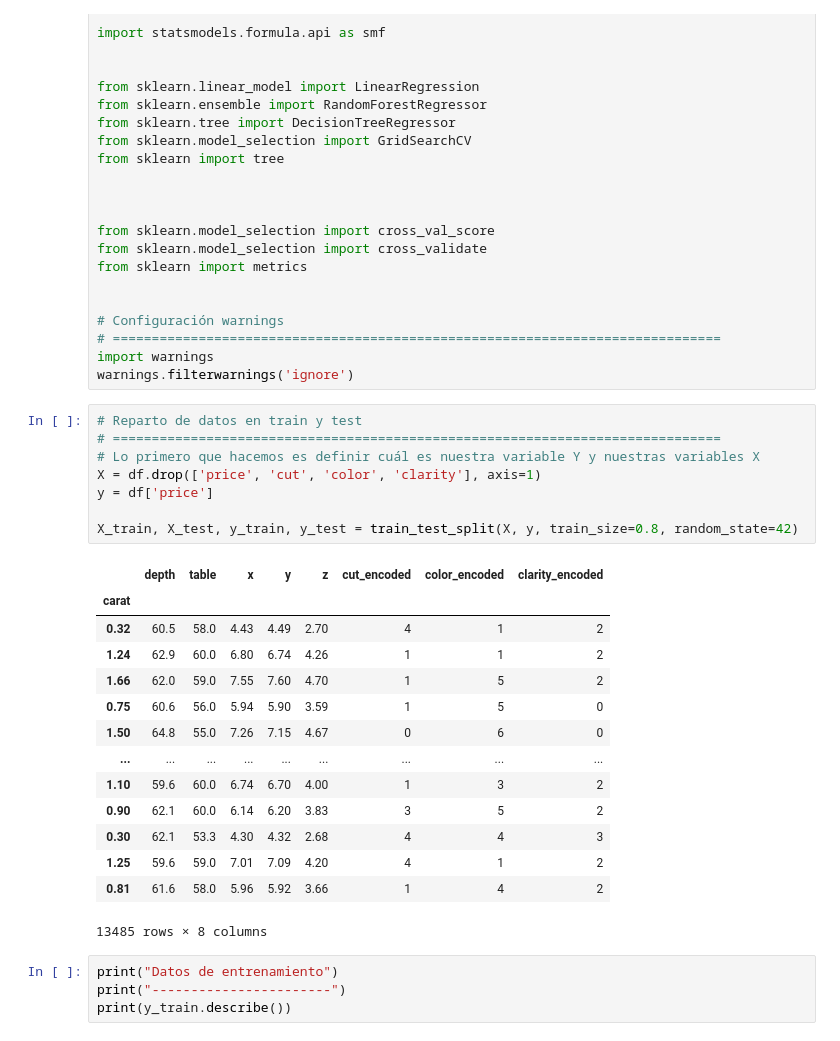
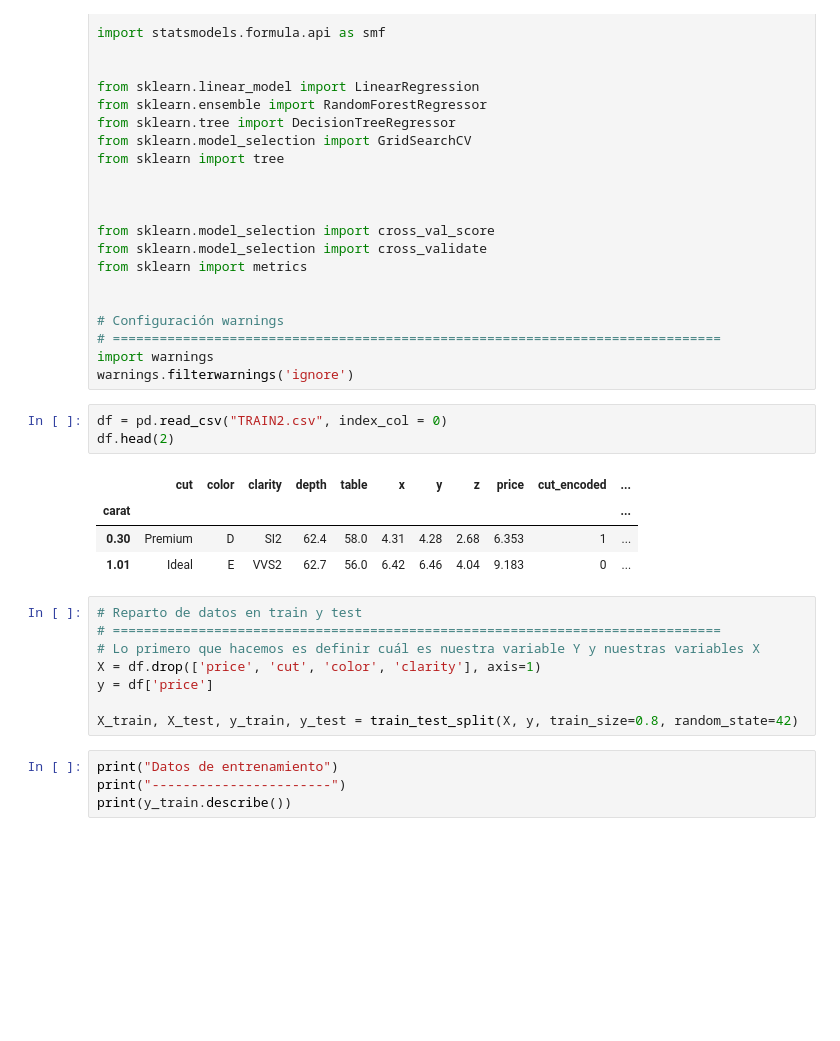
Before and after one commit to valentincortespuya/Kaggle_competition, a Jupyter notebook: diamantes/modelo2.ipynb, the cells around one changed output. Saved outputs shown, nothing was run; the diff lists cells and outputs as text; blank space fills up the shorter version.

```diff
--- a/diamantes/modelo2.ipynb
+++ b/diamantes/modelo2.ipynb
@@ -31,6 +31,14 @@ from sklearn import metrics
 # ==============================================================================
 import warnings
 warnings.filterwarnings('ignore')
+# %%
+df = pd.read_csv("TRAIN2.csv", index_col = 0)
+df.head(2)
+# %% [output]
+|  | cut | color | clarity | depth | table | x | y | z | price | cut_encoded | ... |
+| carat |  |  |  |  |  |  |  |  |  |  | ... |
+| 0.30 | Premium | D | SI2 | 62.4 | 58.0 | 4.31 | 4.28 | 2.68 | 6.353 | 1 | ... |
+| 1.01 | Ideal | E | VVS2 | 62.7 | 56.0 | 6.42 | 6.46 | 4.04 | 9.183 | 0 | ... |
 # %%
 # Reparto de datos en train y test
 # ==============================================================================
@@ -39,21 +47,6 @@ X = df.drop(['price', 'cut', 'color', 'clarity'], axis=1)
 y = df['price']
 
 X_train, X_test, y_train, y_test = train_test_split(X, y, train_size=0.8, random_state=42)
-# %% [output]
-|  | depth | table | x | y | z | cut_encoded | color_encoded | clarity_encoded |
-| carat |  |  |  |  |  |  |  |  |
-| 0.32 | 60.5 | 58.0 | 4.43 | 4.49 | 2.70 | 4 | 1 | 2 |
-| 1.24 | 62.9 | 60.0 | 6.80 | 6.74 | 4.26 | 1 | 1 | 2 |
-| 1.66 | 62.0 | 59.0 | 7.55 | 7.60 | 4.70 | 1 | 5 | 2 |
-| 0.75 | 60.6 | 56.0 | 5.94 | 5.90 | 3.59 | 1 | 5 | 0 |
-| 1.50 | 64.8 | 55.0 | 7.26 | 7.15 | 4.67 | 0 | 6 | 0 |
-| ... | ... | ... | ... | ... | ... | ... | ... | ... |
-| 1.10 | 59.6 | 60.0 | 6.74 | 6.70 | 4.00 | 1 | 3 | 2 |
-| 0.90 | 62.1 | 60.0 | 6.14 | 6.20 | 3.83 | 3 | 5 | 2 |
-| 0.30 | 62.1 | 53.3 | 4.30 | 4.32 | 2.68 | 4 | 4 | 3 |
-| 1.25 | 59.6 | 59.0 | 7.01 | 7.09 | 4.20 | 4 | 1 | 2 |
-| 0.81 | 61.6 | 58.0 | 5.96 | 5.92 | 3.66 | 1 | 4 | 2 |
-13485 rows × 8 columns
 # %%
 print("Datos de entrenamiento")
 print("-----------------------")
```
Also changed, not shown: parts of 15 cells of this notebook, 8 other files.
